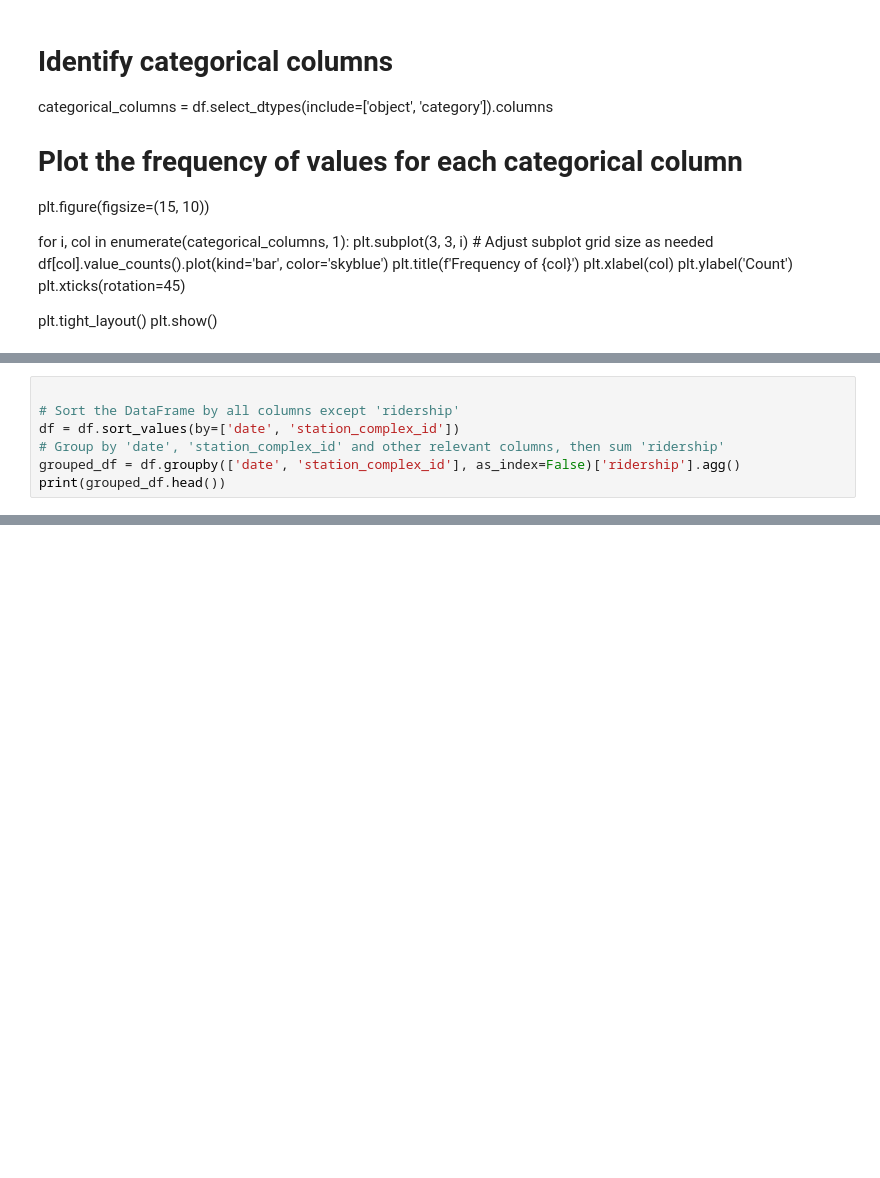
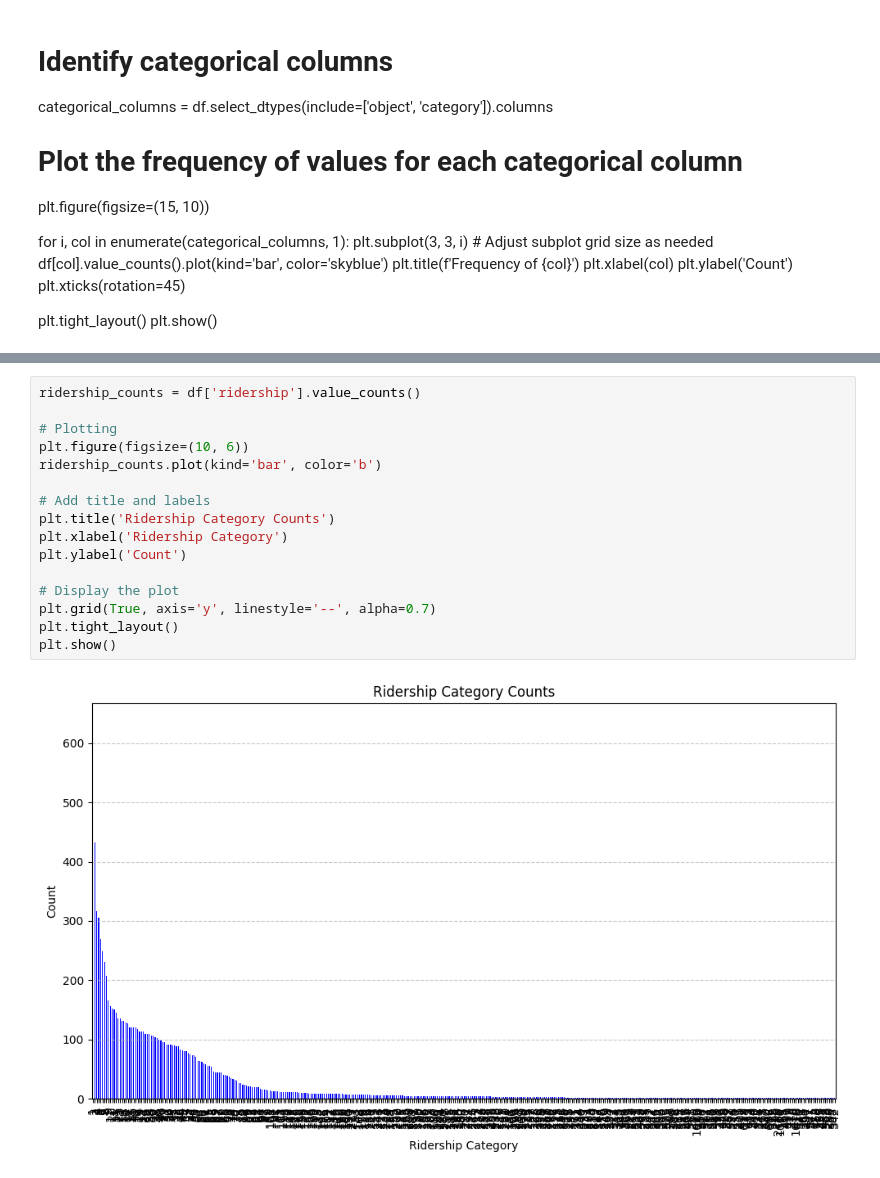
Before and after one commit to t-acheson/project2-fomo, a Jupyter notebook: data/subway_cleaning.ipynb, the cells around one changed output, grey strips where cells are left out. Saved outputs shown, nothing was run; the diff lists cells and outputs as text; blank space fills up the shorter version.

```diff
--- a/data/subway_cleaning.ipynb
+++ b/data/subway_cleaning.ipynb
@@ -275,7 +239,0 @@ df.drop(columns=['station_complex', 'borough', 'transit_timestamp', 'longitude',
-# %%
-
-# Sort the DataFrame by all columns except 'ridership'
-df = df.sort_values(by=['date', 'station_complex_id'])
-# Group by 'date', 'station_complex_id' and other relevant columns, then sum 'ridership'
-grouped_df = df.groupby(['date', 'station_complex_id'], as_index=False)['ridership'].agg()
-print(grouped_df.head())
@@ -285,0 +251,18 @@ print(len(grouped_df))
+# %%
+ridership_counts = df['ridership'].value_counts()
+
+# Plotting
+plt.figure(figsize=(10, 6))
+ridership_counts.plot(kind='bar', color='b')
+
+# Add title and labels
+plt.title('Ridership Category Counts')
+plt.xlabel('Ridership Category')
+plt.ylabel('Count')
+
+# Display the plot
+plt.grid(True, axis='y', linestyle='--', alpha=0.7)
+plt.tight_layout()
+plt.show()
+# %% [output]
+[figure, added]
```
Also changed, not shown: parts of 12 cells of this notebook, 2 other files.
